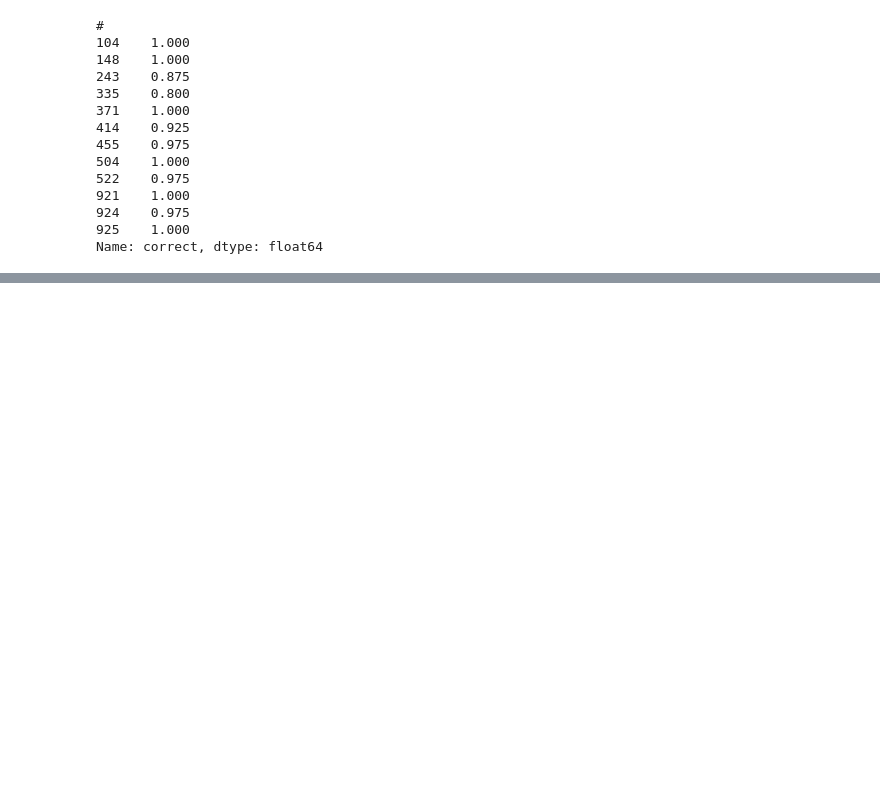
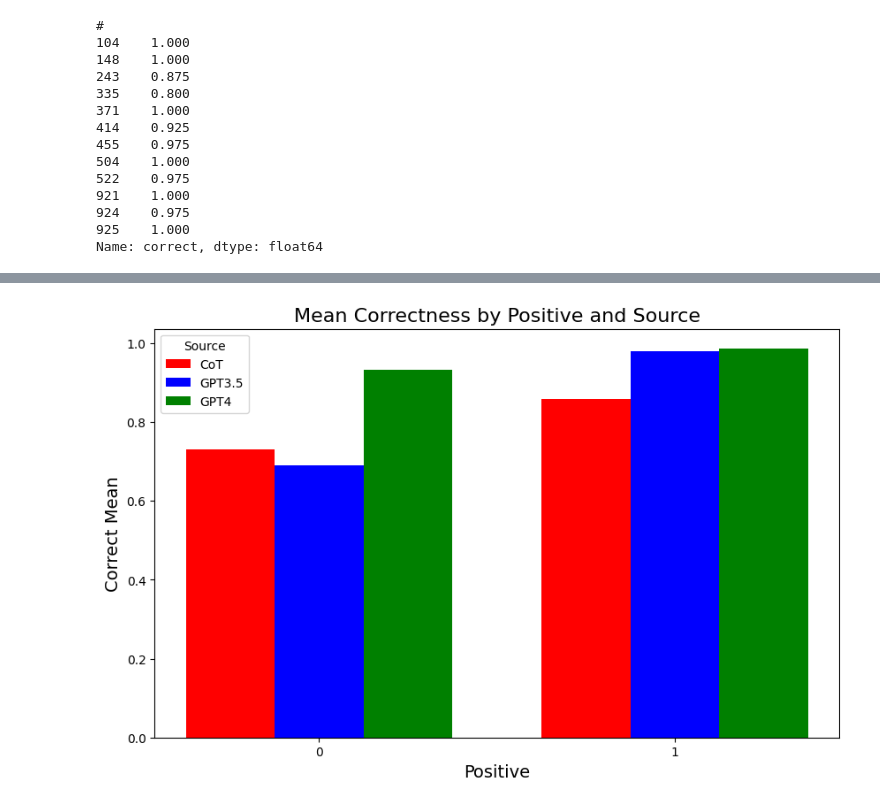
Before and after one commit to dominikglandorf/LLM-grammar, a Jupyter notebook: exp/005_CoT_rating_in_excel.ipynb, the cells around one changed output, grey strips where cells are left out. Saved outputs shown, nothing was run; the diff lists cells and outputs as text; code cells hidden in the pictures; blank space fills up the shorter version.

```diff
--- a/exp/005_CoT_rating_in_excel.ipynb
+++ b/exp/005_CoT_rating_in_excel.ipynb
@@ -207,0 +271,28 @@ Name: correct, dtype: float64
+# %%
+# Creating a pivot table for easier plotting
+new_pivot_df = rating_df.pivot_table(index='positive', columns='source', values='correct')
+
+# Number of unique 'Positive' values
+n_groups = len(new_pivot_df.index)
+
+# Creating bar positions for each source
+index = np.arange(n_groups)
+positions = [index - bar_width, index, index + bar_width]
+
+# Plotting
+fig, ax = plt.subplots(figsize=(10, 6))
+
+for pos, source in zip(positions, new_pivot_df.columns):
+    ax.bar(pos, new_pivot_df[source], bar_width, label=source, color=colors[source])
+
+# Setting plot details
+ax.set_xlabel('Positive', fontsize=14)
+ax.set_ylabel('Correct Mean', fontsize=14)
+ax.set_title('Mean Correctness by Positive and Source', fontsize=16)
+ax.set_xticks(index)
+ax.set_xticklabels(new_pivot_df.index)
+ax.legend(title="Source")
+
+plt.show()
+# %% [output]
+[figure, added]
```
Also changed, not shown: parts of 7 cells of this notebook, 4 other files.
